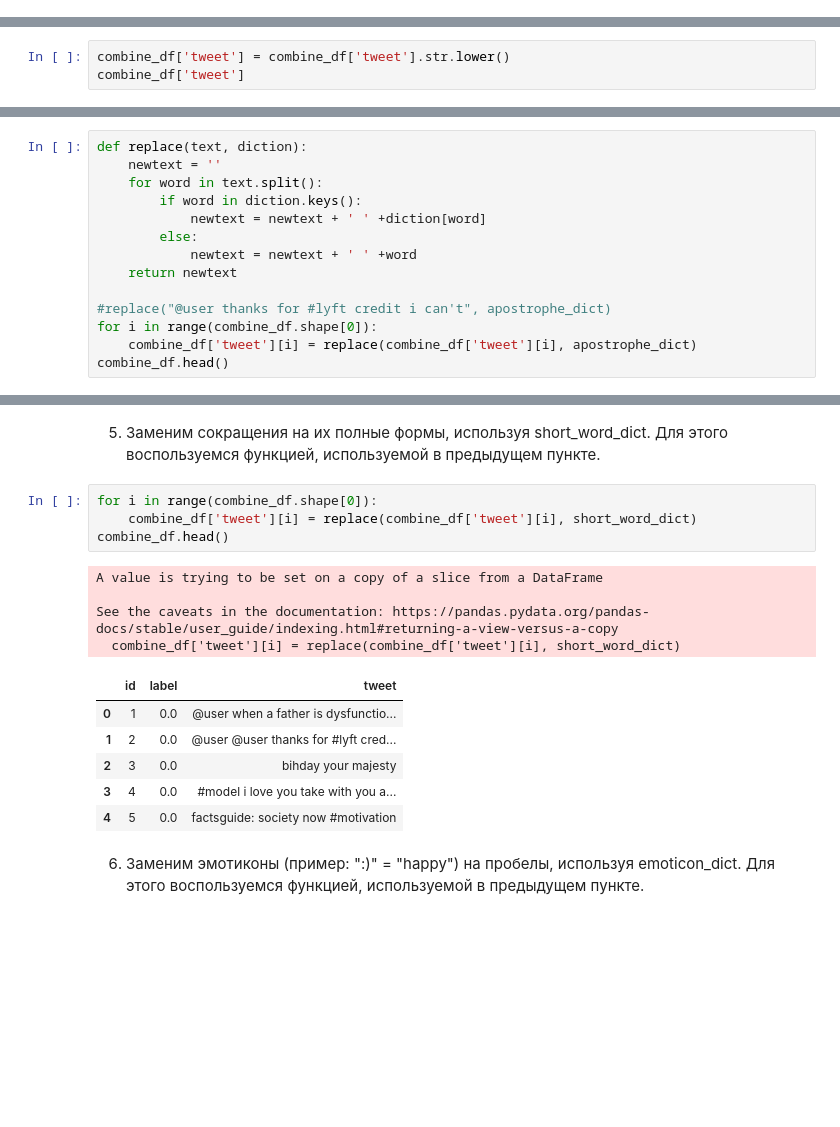
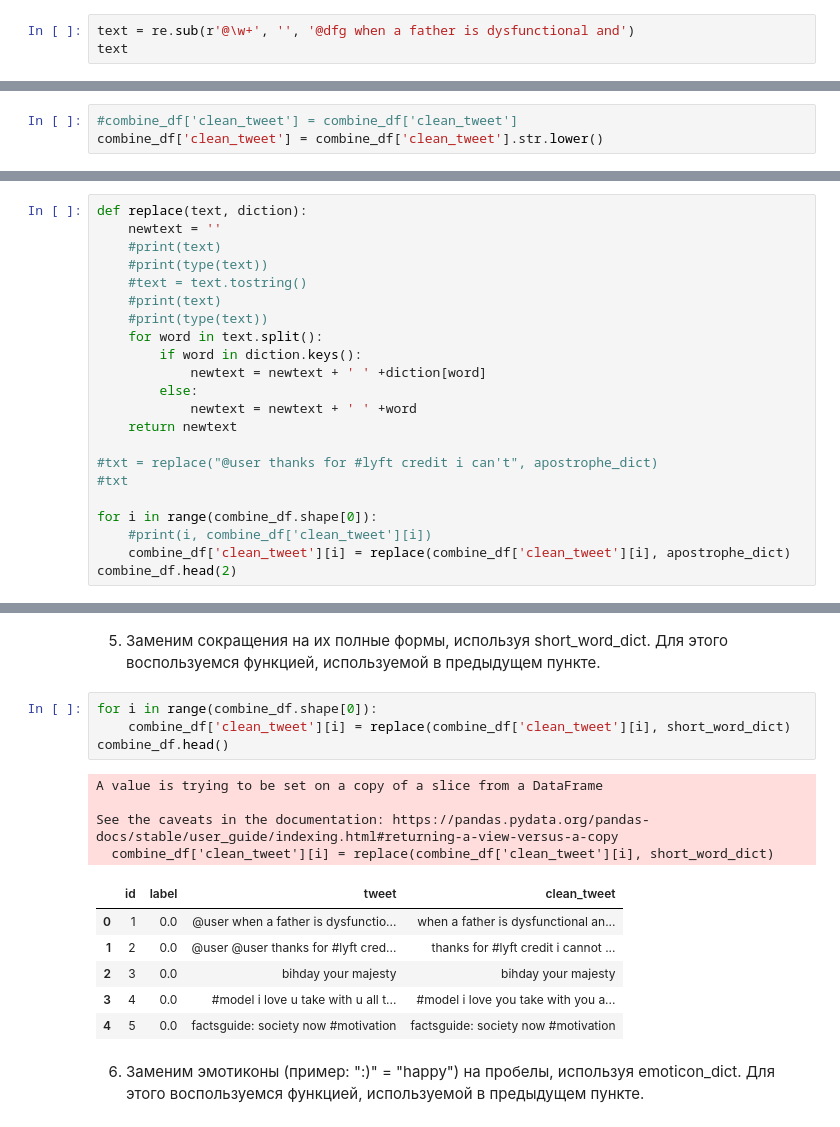
Before and after one commit to mikhachev/Data-Science-Python, a Jupyter notebook: NLP/hw_lesson_1.ipynb, the cells around one changed output, grey strips where cells are left out. Saved outputs shown, nothing was run; the diff lists cells and outputs as text; blank space fills up the shorter version.

```diff
--- a/NLP/hw_lesson_1.ipynb
+++ b/NLP/hw_lesson_1.ipynb
@@ -351,0 +393,3 @@ TypeError: 'HTMLParser' object is not callable
+# %%
+text = re.sub(r'@\w+', '', '@dfg when a father is dysfunctional and')
+text
@@ -352,5 +398,2 @@ TypeError: 'HTMLParser' object is not callable
 # %% [markdown]
 3. Изменим регистр твитов на нижний с помощью .lower()
-# %%
-combine_df['tweet'] = combine_df['tweet'].str.lower()
-combine_df['tweet']
@@ -369,0 +400,3 @@ Name: tweet, Length: 49159, dtype: object
+# %%
+#combine_df['clean_tweet'] = combine_df['clean_tweet']
+combine_df['clean_tweet'] = combine_df['clean_tweet'].str.lower()
@@ -372,6 +411,11 @@ Name: tweet, Length: 49159, dtype: object
 # %%
 def replace(text, diction):
     newtext = ''
+    #print(text)
+    #print(type(text))
+    #text = text.tostring()
+    #print(text)
+    #print(type(text))
     for word in text.split():
         if word in diction.keys():
             newtext = newtext + ' ' +diction[word]
@@ -379,10 +423,13 @@ def replace(text, diction):
             newtext = newtext + ' ' +word
     return newtext
 
-#replace("@user thanks for #lyft credit i can't", apostrophe_dict)
+#txt = replace("@user thanks for #lyft credit i can't", apostrophe_dict)
+#txt
+
 for i in range(combine_df.shape[0]):
-    combine_df['tweet'][i] = replace(combine_df['tweet'][i], apostrophe_dict)
-combine_df.head()
+    #print(i, combine_df['clean_tweet'][i])
+    combine_df['clean_tweet'][i] = replace(combine_df['clean_tweet'][i], apostrophe_dict)
+combine_df.head(2)
 # %% [output]
 A value is trying to be set on a copy of a slice from a DataFrame
 
@@ -398,19 +442,19 @@ See the caveats in the documentation: https://pandas.pydata.org/pandas-docs/stab
 5. Заменим сокращения на их полные формы, используя short_word_dict. Для этого воспользуемся функцией, используемой в предыдущем пункте.
 # %%
 for i in range(combine_df.shape[0]):
-    combine_df['tweet'][i] = replace(combine_df['tweet'][i], short_word_dict)
+    combine_df['clean_tweet'][i] = replace(combine_df['clean_tweet'][i], short_word_dict)
 combine_df.head()
 # %% [output]
 A value is trying to be set on a copy of a slice from a DataFrame
 
 See the caveats in the documentation: https://pandas.pydata.org/pandas-docs/stable/user_guide/indexing.html#returning-a-view-versus-a-copy
-  combine_df['tweet'][i] = replace(combine_df['tweet'][i], short_word_dict)
+  combine_df['clean_tweet'][i] = replace(combine_df['clean_tweet'][i], short_word_dict)
-|  | id | label | tweet |
-| 0 | 1 | 0.0 | @user when a father is dysfunctio... |
-| 1 | 2 | 0.0 | @user @user thanks for #lyft cred... |
-| 2 | 3 | 0.0 | bihday your majesty |
-| 3 | 4 | 0.0 | #model i love you take with you a... |
-| 4 | 5 | 0.0 | factsguide: society now #motivation |
+|  | id | label | tweet | clean_tweet |
+| 0 | 1 | 0.0 | @user when a father is dysfunctio... | when a father is dysfunctional an... |
+| 1 | 2 | 0.0 | @user @user thanks for #lyft cred... | thanks for #lyft credit i cannot ... |
+| 2 | 3 | 0.0 | bihday your majesty | bihday your majesty |
+| 3 | 4 | 0.0 | #model i love u take with u all t... | #model i love you take with you a... |
+| 4 | 5 | 0.0 | factsguide: society now #motivation | factsguide: society now #motivation |
 # %% [markdown]
 6. Заменим эмотиконы (пример: ":)" = "happy") на пробелы, используя emoticon_dict. Для этого воспользуемся функцией, используемой в предыдущем пункте.
 # %%
```
Also changed, not shown: parts of 24 cells of this notebook.
